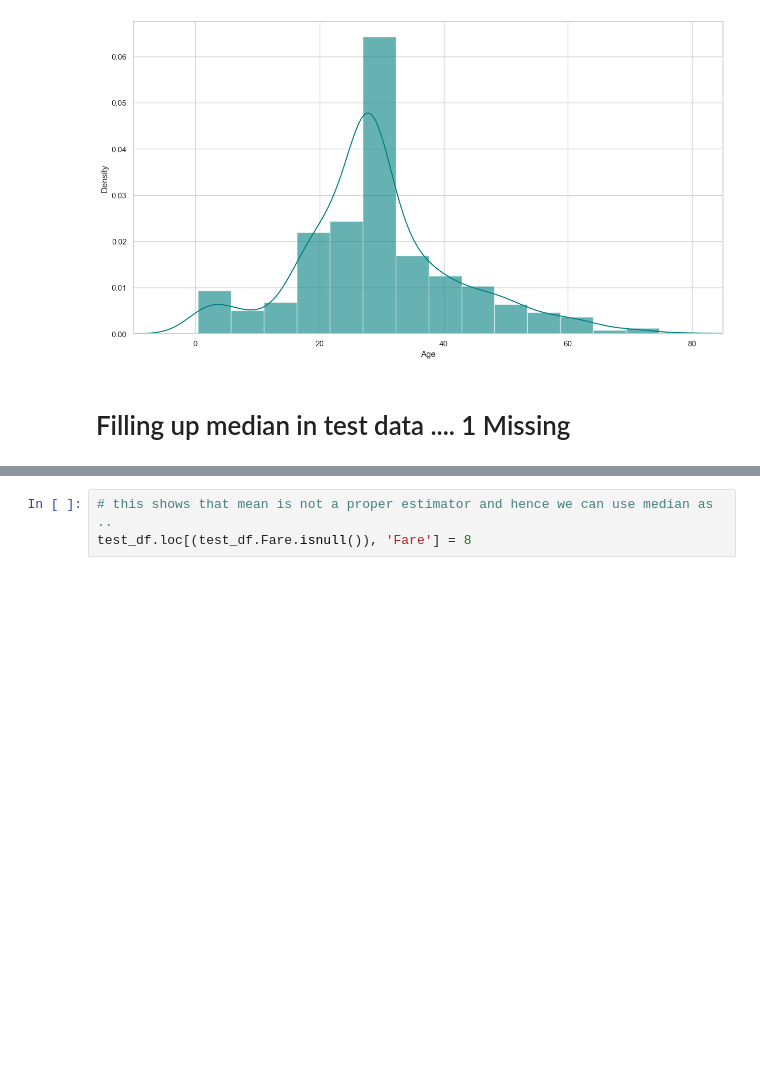
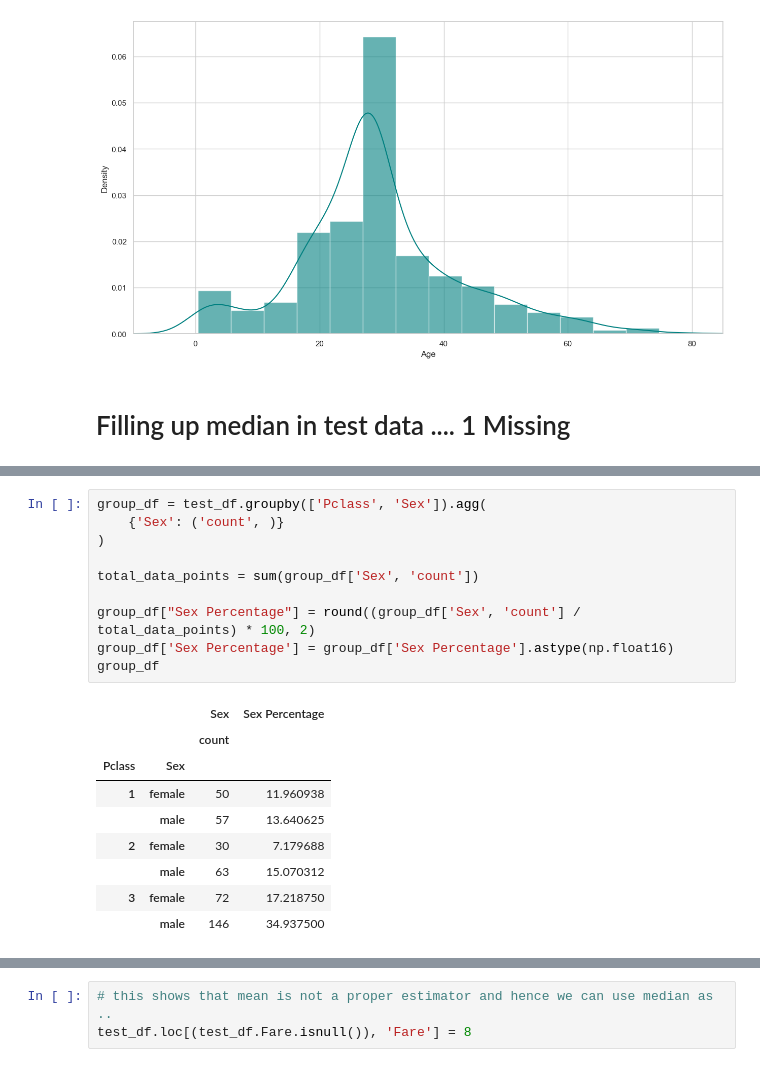
Before and after one commit to SahilLodha/AI_Classes_Notebooks, a Jupyter notebook: classical_ml/Section 02 - Logistic Regression/Logistic Regression.ipynb, the cells around one changed output, grey strips where cells are left out. Cells and saved outputs as stored; diff of their text form; blank space fills up the shorter version.

```diff
--- a/classical_ml/Section 02 - Logistic Regression/Logistic Regression.ipynb
+++ b/classical_ml/Section 02 - Logistic Regression/Logistic Regression.ipynb
@@ -224,3 +223,23 @@ group_df
 | S | 1 | 50 | 76.677504 | 51.67085 |
 |  | 2 | 78 | 23.056090 | 21.00000 |
 |  | 3 | 141 | 13.913030 | 8.05000 |
+# %%
+group_df = test_df.groupby(['Pclass', 'Sex']).agg(
+    {'Sex': ('count', )}
+)
+
+total_data_points = sum(group_df['Sex', 'count'])
+
+group_df["Sex Percentage"] = round((group_df['Sex', 'count'] / total_data_points) * 100, 2)
+group_df['Sex Percentage'] = group_df['Sex Percentage'].astype(np.float16)
+group_df
+# %% [output]
+|  |  | Sex | Sex Percentage |
+|  |  | count |  |
+| Pclass | Sex |  |  |
+| 1 | female | 50 | 11.960938 |
+|  | male | 57 | 13.640625 |
+| 2 | female | 30 | 7.179688 |
+|  | male | 63 | 15.070312 |
+| 3 | female | 72 | 17.218750 |
+|  | male | 146 | 34.937500 |
```
Also changed, not shown: parts of 7 cells of this notebook, 8 other files.
